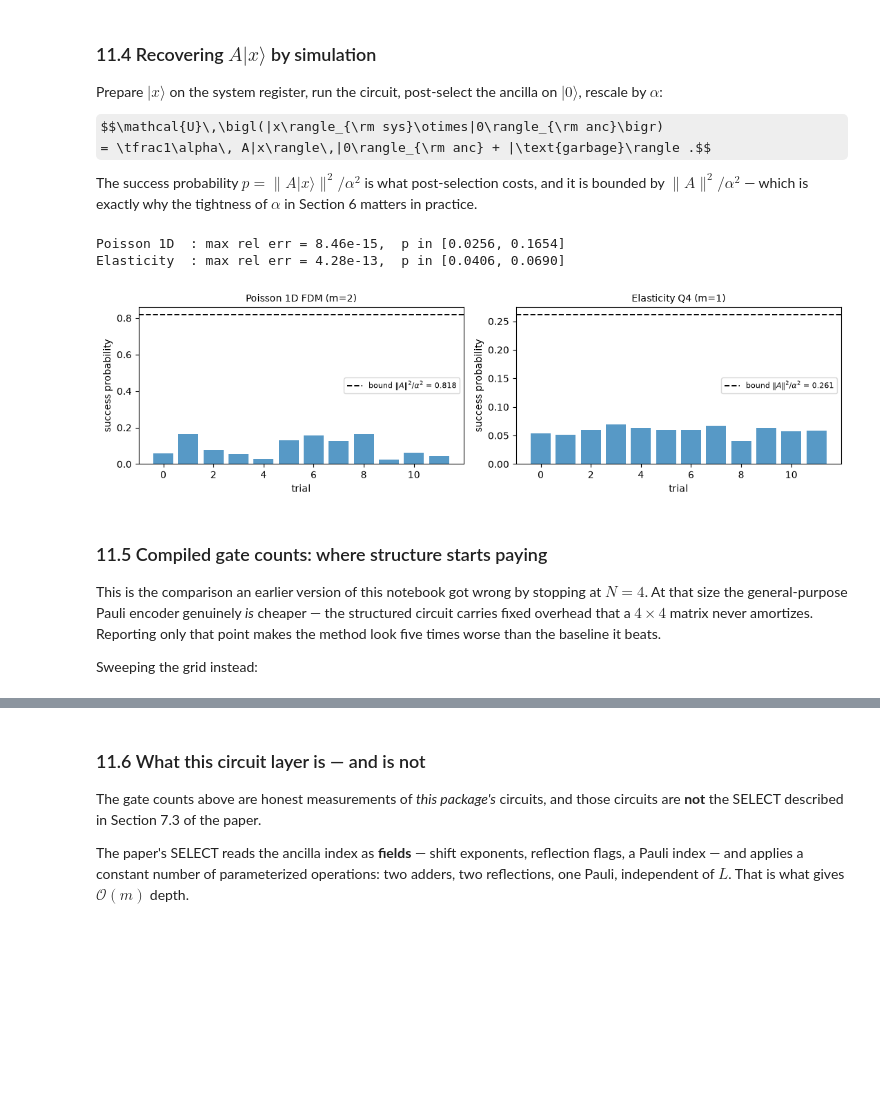
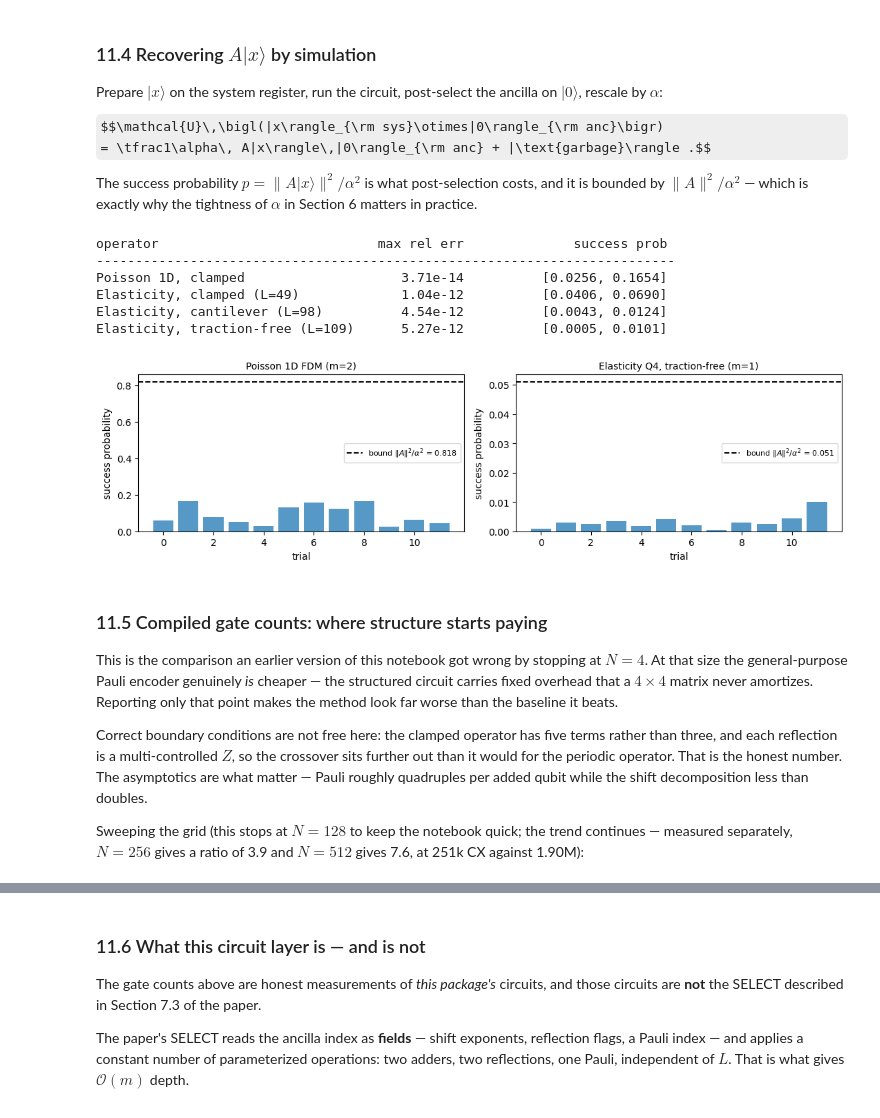
Before and after one commit to UW-ERSL/PyBlockEncode, a Jupyter notebook: BlockEncoding_Tutorial.ipynb, the cells around one changed output, grey strips where cells are left out. Cells and saved outputs as stored; diff of their text form; code cells hidden in the pictures; some formulas as TeX source; blank space fills up the shorter version.

```diff
--- a/BlockEncoding_Tutorial.ipynb
+++ b/BlockEncoding_Tutorial.ipynb
@@ -461,12 +535,16 @@ Pauli LCU:  terms = 4,  alpha = 4.0000, qubits = 4
 # %% [markdown]
 ### 11.2  Poisson circuits — shift decomposition
 # %%
-for lbl, kw in [('1D FDM', dict(m=2, dim=1, disc='fdm')),
-                ('1D FEM', dict(m=2, dim=1, disc='fem')),
-                ('2D FDM', dict(m=2, dim=2, disc='fdm'))]:
+for lbl, kw in [('1D FDM periodic', dict(m=2, dim=1, disc='fdm', bc='periodic')),
+                ('1D FDM clamped', dict(m=2, dim=1, disc='fdm', bc='essential')),
+                ('1D FDM free', dict(m=2, dim=1, disc='fdm', bc='free')),
+                ('1D FDM one-sided', dict(m=2, dim=1, disc='fdm',
+                                          bc=('clamped', 'free'))),
+                ('2D FDM mixed', dict(m=2, dim=2, disc='fdm',
+                                      bc={'x': 'essential', 'y': 'free'}))]:
     t0 = time.time()
     pc = PoissonCircuit(**kw); r = pc.verify()
-    print(f"Poisson {lbl}:  L = {pc.num_terms}, alpha = {pc.alpha:.4f}, "
+    print(f"Poisson {lbl:<17} L = {pc.num_terms:>2}, alpha = {pc.alpha:.4f}, "
           f"qubits = {pc.num_qubits}")
     print(f"   ||alpha*U[:N0,:N0] - K|| / ||K|| = {r['block_encoding_rel_err']:.2e}"
           f"   ({time.time()-t0:.0f}s)")
@@ -486,8 +569,8 @@ This cell takes a few minutes.
 # %%
 t0 = time.time()
-ec = ElasticityCircuit(m=1, E=1.0, nu=0.3)
-print(f"Elasticity Q4, m=1, nu=0.3:  L = {ec.num_terms}, alpha = {ec.alpha:.4f}, "
-      f"qubits = {ec.num_qubits}")
+ec = ElasticityCircuit(m=1, E=1.0, nu=0.3, bc='periodic')
+print(f"Elasticity Q4, m=1, nu=0.3, periodic:  L = {ec.num_terms}, "
+      f"alpha = {ec.alpha:.4f}, qubits = {ec.num_qubits}")
 r = ec.verify()
 print(f"  ||alpha*U[:N0,:N0] - K|| / ||K|| = {r['block_encoding_rel_err']:.2e}")
 print(f"  ||U^dag U - I||                  = {r['unitarity_err']:.2e}")
@@ -513,50 +596,69 @@ tightness of $\alpha$ in Section 6 matters in practice.
 # %%
 rng = np.random.default_rng(0)
 
 def ax_trials(enc, n_dof, n=12):
     errs, ps = [], []
     for _ in range(n):
         x = rng.random(n_dof) + 1j*rng.random(n_dof); x /= np.linalg.norm(x)
         r = apply_Ax(enc, x)
         errs.append(r['rel_err']); ps.append(r['success_prob'])
     return np.array(errs), np.array(ps)
 
-pc = PoissonCircuit(m=2, dim=1, disc='fdm')
-ec = ElasticityCircuit(m=1, E=1.0, nu=0.3)
+pc = PoissonCircuit(m=2, dim=1, disc='fdm', bc='essential')
 e_p, p_p = ax_trials(pc, 4)
-e_e, p_e = ax_trials(ec, 2 * ec.enc.N**2)
+print(f"{'operator':<34}{'max rel err':>13}{'success prob':>26}")
+print("-" * 74)
+print(f"{'Poisson 1D, clamped':<34}{e_p.max():>13.2e}"
+      f"{f'[{p_p.min():.4f}, {p_p.max():.4f}]':>26}")
+assert e_p.max() < 1e-10
 
-print(f"Poisson 1D  : max rel err = {e_p.max():.2e},  p in "
-      f"[{p_p.min():.4f}, {p_p.max():.4f}]")
-print(f"Elasticity  : max rel err = {e_e.max():.2e},  p in "
-      f"[{p_e.min():.4f}, {p_e.max():.4f}]")
-assert e_p.max() < 1e-10 and e_e.max() < 1e-10
+for lbl, spec in [('clamped', 'essential'),
+                  ('cantilever', [('clamped', 'free'), ('free', 'free')]),
+                  ('traction-free', 'free')]:
+    ec = ElasticityCircuit(m=1, E=1.0, nu=0.3, bc=spec)
+    e_e, p_e = ax_trials(ec, 2 * ec.enc.N**2)
+    print(f"{f'Elasticity, {lbl} (L={ec.num_terms})':<34}{e_e.max():>13.2e}"
+          f"{f'[{p_e.min():.4f}, {p_e.max():.4f}]':>26}")
+    assert e_e.max() < 1e-10
 
 bound_p = np.linalg.norm(pc.target(), 2)**2 / pc.alpha**2
-bound_e = np.linalg.norm(ec.target(), 2)**2 / ec.alpha**2
+bound_e = np.linalg.norm(ec.target(), 2)**2 / ec.alpha**2      # traction-free
 fig, axes = plt.subplots(1, 2, figsize=(11, 3.2))
 for ax, ps, b, t in [(axes[0], p_p, bound_p, 'Poisson 1D FDM (m=2)'),
-                     (axes[1], p_e, bound_e, 'Elasticity Q4 (m=1)')]:
+                     (axes[1], p_e, bound_e,
+                      'Elasticity Q4, traction-free (m=1)')]:
     ax.bar(range(len(ps)), ps, alpha=.75)
     ax.axhline(b, color='k', ls='--', lw=1.4,
                label=r'bound $\|A\|^2/\alpha^2$ = %.3f' % b)
     ax.set_xlabel('trial'); ax.set_ylabel('success probability')
     ax.set_title(t, fontsize=10); ax.legend(fontsize=8)
 plt.tight_layout(); plt.show()
 # %% [output]
-Poisson 1D  : max rel err = 8.46e-15,  p in [0.0256, 0.1654]
-Elasticity  : max rel err = 4.28e-13,  p in [0.0406, 0.0690]
+operator                            max rel err              success prob
+--------------------------------------------------------------------------
+Poisson 1D, clamped                    3.71e-14          [0.0256, 0.1654]
+Elasticity, clamped (L=49)             1.04e-12          [0.0406, 0.0690]
+Elasticity, cantilever (L=98)          4.54e-12          [0.0043, 0.0124]
+Elasticity, traction-free (L=109)      5.27e-12          [0.0005, 0.0101]
-[figure, old version]
+[figure, new version]
 # %% [markdown]
 ### 11.5  Compiled gate counts: where structure starts paying
 
 This is the comparison an earlier version of this notebook got wrong by
 stopping at $N = 4$. At that size the general-purpose Pauli encoder genuinely
 *is* cheaper — the structured circuit carries fixed overhead that a $4\times4$
-matrix never amortizes. Reporting only that point makes the method look five
-times worse than the baseline it beats.
+matrix never amortizes. Reporting only that point makes the method look far
+worse than the baseline it beats.
 
-Sweeping the grid instead:
+Correct boundary conditions are not free here: the clamped operator has five
+terms rather than three, and each reflection is a multi-controlled $Z$, so the
+crossover sits further out than it would for the periodic operator. That is
+the honest number. The asymptotics are what matter — Pauli roughly quadruples
+per added qubit while the shift decomposition less than doubles.
+
+Sweeping the grid (this stops at $N = 128$ to keep the notebook quick; the
+trend continues — measured separately, $N = 256$ gives a ratio of 3.9 and
+$N = 512$ gives 7.6, at 251k CX against 1.90M):
 # %%
 from qiskit import transpile
 
```
Also changed, not shown: parts of 25 cells of this notebook, 7 other files.
